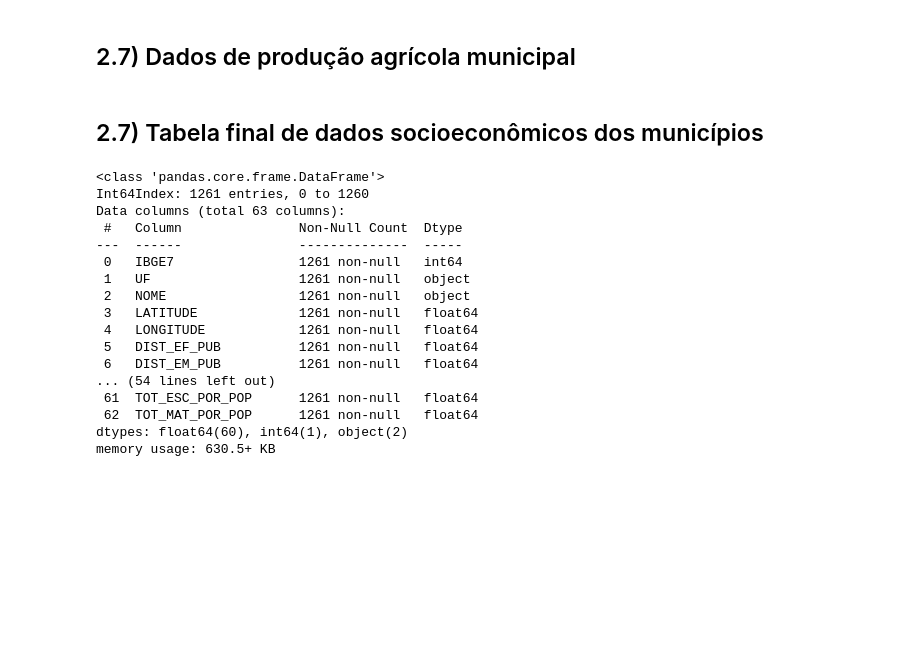
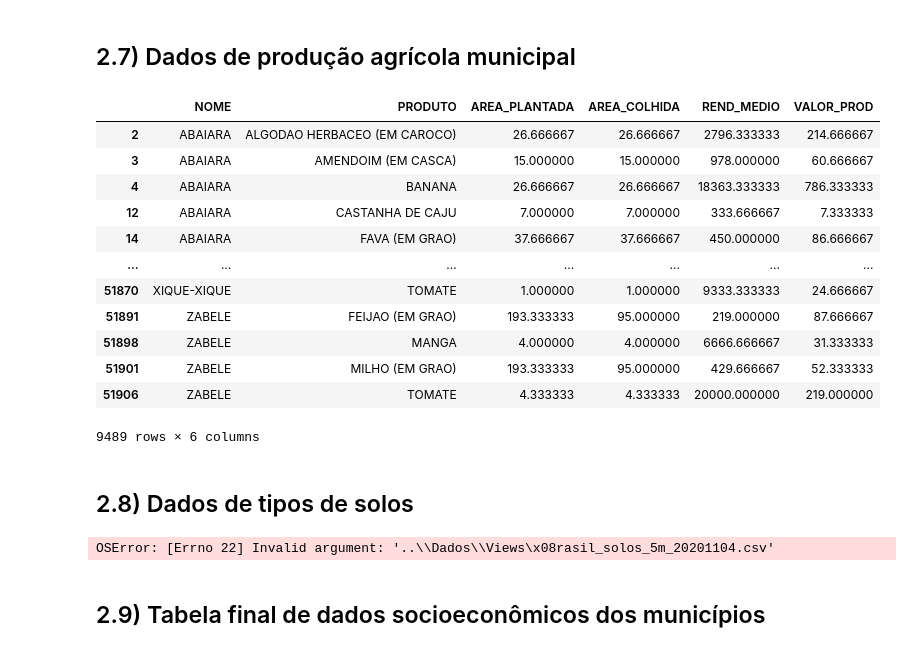
Before and after one commit to caiosoter/BCG2023, a Jupyter notebook: Notebooks/ColetaDosDados.ipynb, the cells around one changed output. Cells and saved outputs as stored; diff of their text form; code cells hidden in the pictures; blank space fills up the shorter version.

```diff
--- a/Notebooks/ColetaDosDados.ipynb
+++ b/Notebooks/ColetaDosDados.ipynb
@@ -485,35 +478,77 @@ def limpar_dataframe(df, valor):
     for i in range(0,3):
         new_year_df = df.iloc[:, 1 + 37 * i : 37 * (i + 1)]
         new_year_df.columns = [column.rstrip('.1').rstrip('.2') for column in new_year_df.columns]
         new_year_df.insert(0, 'MUNICIPIO', list(municipios))
         new_df = pd.concat([new_df, new_year_df], ignore_index = True)
     new_df = new_df.replace(['-', '...'], 0)
     new_df = new_df.fillna(0)
     new_df = new_df.melt(id_vars=['MUNICIPIO'], var_name='PRODUTO', value_name=valor)
     new_df[valor] = new_df[valor].astype('int64')
     new_df = new_df[['MUNICIPIO', 'PRODUTO', valor]].groupby(['MUNICIPIO', 'PRODUTO']).mean().reset_index()
     new_df['PRODUTO'] = new_df['PRODUTO'].apply(limpar_nome)
     return new_df
 
 area_colhida = pd.read_csv("../Dados/PAM/pam_area_colhida.csv",sep=';')
 area_plantada = pd.read_csv("../Dados/PAM/pam_area_plantada.csv",sep=';')
 rend_medio = pd.read_csv("../Dados/PAM/pam_rendimento_medio.csv",sep=';')
 valor_producao = pd.read_csv("../Dados/PAM/pam_valor_producao.csv",sep=';')
 
 area_colhida = limpar_dataframe(area_colhida, 'AREA_COLHIDA')
 area_plantada = limpar_dataframe(area_plantada, 'AREA_PLANTADA')
 rend_medio = limpar_dataframe(rend_medio, 'REND_MEDIO')
 valor_producao = limpar_dataframe(valor_producao, 'VALOR_PROD')
 
 agro = area_plantada.merge(area_colhida, on = ['MUNICIPIO', 'PRODUTO'], how = 'inner')
 agro = agro.merge(rend_medio, on = ['MUNICIPIO', 'PRODUTO'], how = 'inner')
 agro = agro.merge(valor_producao, on = ['MUNICIPIO', 'PRODUTO'], how = 'inner')
 agro['MUNICIPIO'] = agro['MUNICIPIO'].str.strip()
 agro= agro[(agro['AREA_PLANTADA']>0)&(agro['AREA_COLHIDA']>0)&(agro['REND_MEDIO']>0)&(agro['VALOR_PROD']>0)]
+agro.rename(columns={'MUNICIPIO':'NOME'}, inplace = True)
+agro = agro[agro['NOME']!='BRASIL']
 agro.to_csv("../Dados/Tabela_final/dados_producao_agricola.csv")
 agro
+# %% [output]
+|  | NOME | PRODUTO | AREA_PLANTADA | AREA_COLHIDA | REND_MEDIO | VALOR_PROD |
+| 2 | ABAIARA | ALGODAO HERBACEO (EM CAROCO) | 26.666667 | 26.666667 | 2796.333333 | 214.666667 |
+| 3 | ABAIARA | AMENDOIM (EM CASCA) | 15.000000 | 15.000000 | 978.000000 | 60.666667 |
+| 4 | ABAIARA | BANANA | 26.666667 | 26.666667 | 18363.333333 | 786.333333 |
+| 12 | ABAIARA | CASTANHA DE CAJU | 7.000000 | 7.000000 | 333.666667 | 7.333333 |
+| 14 | ABAIARA | FAVA (EM GRAO) | 37.666667 | 37.666667 | 450.000000 | 86.666667 |
+| ... | ... | ... | ... | ... | ... | ... |
+| 51870 | XIQUE-XIQUE | TOMATE | 1.000000 | 1.000000 | 9333.333333 | 24.666667 |
+| 51891 | ZABELE | FEIJAO (EM GRAO) | 193.333333 | 95.000000 | 219.000000 | 87.666667 |
+| 51898 | ZABELE | MANGA | 4.000000 | 4.000000 | 6666.666667 | 31.333333 |
+| 51901 | ZABELE | MILHO (EM GRAO) | 193.333333 | 95.000000 | 429.666667 | 52.333333 |
+| 51906 | ZABELE | TOMATE | 4.333333 | 4.333333 | 20000.000000 | 219.000000 |
+9489 rows × 6 columns
+# %% [markdown]
+## 2.8) Dados de tipos de solos
+# %%
+mun_ser = pd.read_csv('../Dados/Views/municipios_sertao.csv').drop(columns='Unnamed: 0')
+
+solos = pd.read_csv('../Dados/Views/brasil_solos_5m_20201104.csv',sep=',')
+solos['geometry'] = solos['the_geom'].apply(wkt.loads)
+solos = solos[['LEG_SINOT', 'geometry']]
+solos = gpd.GeoDataFrame(solos, geometry='geometry')
+
+lim_muns = pd.read_json('..\Dados\Views\municipios-poligonos.json')
+lim_muns = lim_muns[lim_muns['municipioCodigo'].isin(mun_ser['IBGE7'].unique())]
+lim_muns['poligono'] = [str(polygon) for polygon in lim_muns['poligono']]
+lim_muns['geometry'] = lim_muns['poligono'].apply(lambda x: shape(eval(x)))
+lim_muns = lim_muns[['municipioCodigo', 'geometry']]
+lim_muns.columns = ['IBGE7', 'geometry']
+lim_muns = gpd.GeoDataFrame(lim_muns, geometry='geometry')
+
+intersecao_gdf = gpd.overlay(solos, lim_muns, how='intersection')
+intersecao_gdf['AreaSoloHectares'] = intersecao_gdf['geometry'].area / 10000  # Converter para hectares
+merged_data = lim_muns.merge(intersecao_gdf.groupby(['IBGE7', 'LEG_SINOT'])['AreaSoloHectares'].sum().reset_index(), on='IBGE7', how='left')
+merged_data.rename(columns={'LEG_SINOT': 'SOLO', 'AreaSoloHectares': 'AREA_TOTAL'}, inplace=True)
+tabela_final = merged_data[['IBGE7', 'SOLO', 'AREA_TOTAL']]
+tabela_final.to_csv('..\Dados\Views\solos_municipios.json')
+# %% [output]
+OSError: [Errno 22] Invalid argument: '..\\Dados\\Views\x08rasil_solos_5m_20201104.csv'
 # %% [markdown]
-## 2.7) Tabela final de dados socioeconômicos dos municípios
+## 2.9) Tabela final de dados socioeconômicos dos municípios
 # %%
 mun_ser = pd.read_csv('../Dados/Views/municipios_sertao.csv').drop(columns = 'Unnamed: 0')
 reg_adm_mun = pd.read_csv('../Dados/Views/registros_administrativos.csv').drop(columns = 'Unnamed: 0')
@@ -537,23 +572,3 @@ num_metrics = [column for column in tabela_final.columns if column not in ['IBGE
 tabela_final[num_metrics] = imputer.fit_transform(tabela_final[num_metrics])
 
 tabela_final.to_csv('../Dados/Tabela_final/tabela_final.csv', index=False)
-# %%
-tabela_final.info()
-# %% [output]
-<class 'pandas.core.frame.DataFrame'>
-Int64Index: 1261 entries, 0 to 1260
-Data columns (total 63 columns):
- #   Column               Non-Null Count  Dtype
----  ------               --------------  -----
- 0   IBGE7                1261 non-null   int64
- 1   UF                   1261 non-null   object
- 2   NOME                 1261 non-null   object
- 3   LATITUDE             1261 non-null   float64
- 4   LONGITUDE            1261 non-null   float64
- 5   DIST_EF_PUB          1261 non-null   float64
- 6   DIST_EM_PUB          1261 non-null   float64
-... (54 lines left out)
- 61  TOT_ESC_POR_POP      1261 non-null   float64
- 62  TOT_MAT_POR_POP      1261 non-null   float64
-dtypes: float64(60), int64(1), object(2)
-memory usage: 630.5+ KB
```
Also changed, not shown: parts of 6 cells of this notebook, 4 other files.
